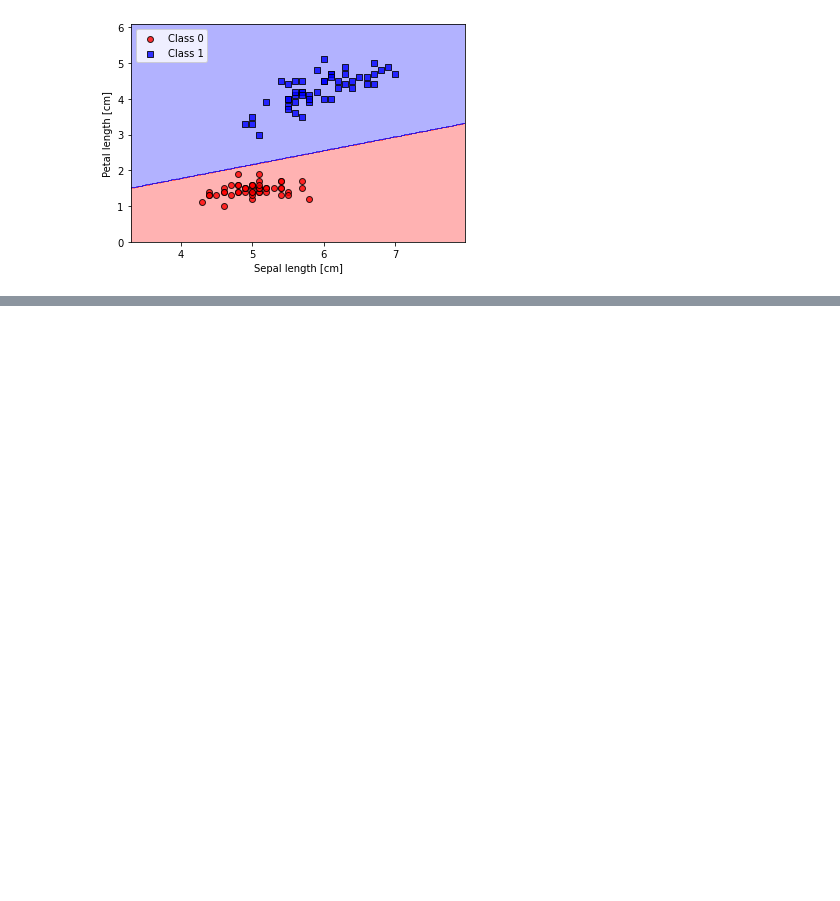
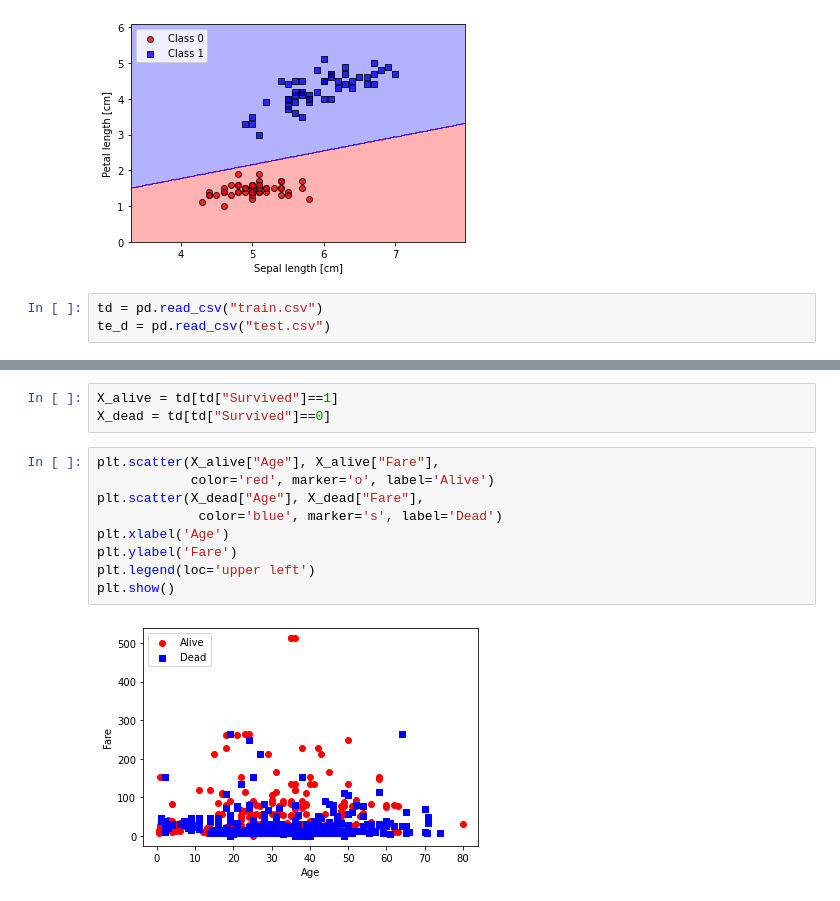
Before and after one commit to AsyaTiho/MLLearningScripts, a Jupyter notebook: Perceptron ML implementation.ipynb, the cells around one changed output, grey strips where cells are left out. Saved outputs shown, nothing was run; the diff lists cells and outputs as text; blank space fills up the shorter version.

```diff
--- a/Perceptron ML implementation.ipynb
+++ b/Perceptron ML implementation.ipynb
@@ -118,3 +119,6 @@ plt.legend(loc='upper left')
 plt.show()
 # %% [output]
 [figure]
+# %%
+td = pd.read_csv("train.csv")
+te_d = pd.read_csv("test.csv")
@@ -120,0 +134,14 @@ plt.show()
+# %%
+X_alive = td[td["Survived"]==1]
+X_dead = td[td["Survived"]==0]
+# %%
+plt.scatter(X_alive["Age"], X_alive["Fare"],
+            color='red', marker='o', label='Alive')
+plt.scatter(X_dead["Age"], X_dead["Fare"],
+             color='blue', marker='s', label='Dead')
+plt.xlabel('Age')
+plt.ylabel('Fare')
+plt.legend(loc='upper left')
+plt.show()
+# %% [output]
+[figure, added]
```
Also changed, not shown: parts of 7 cells of this notebook.
